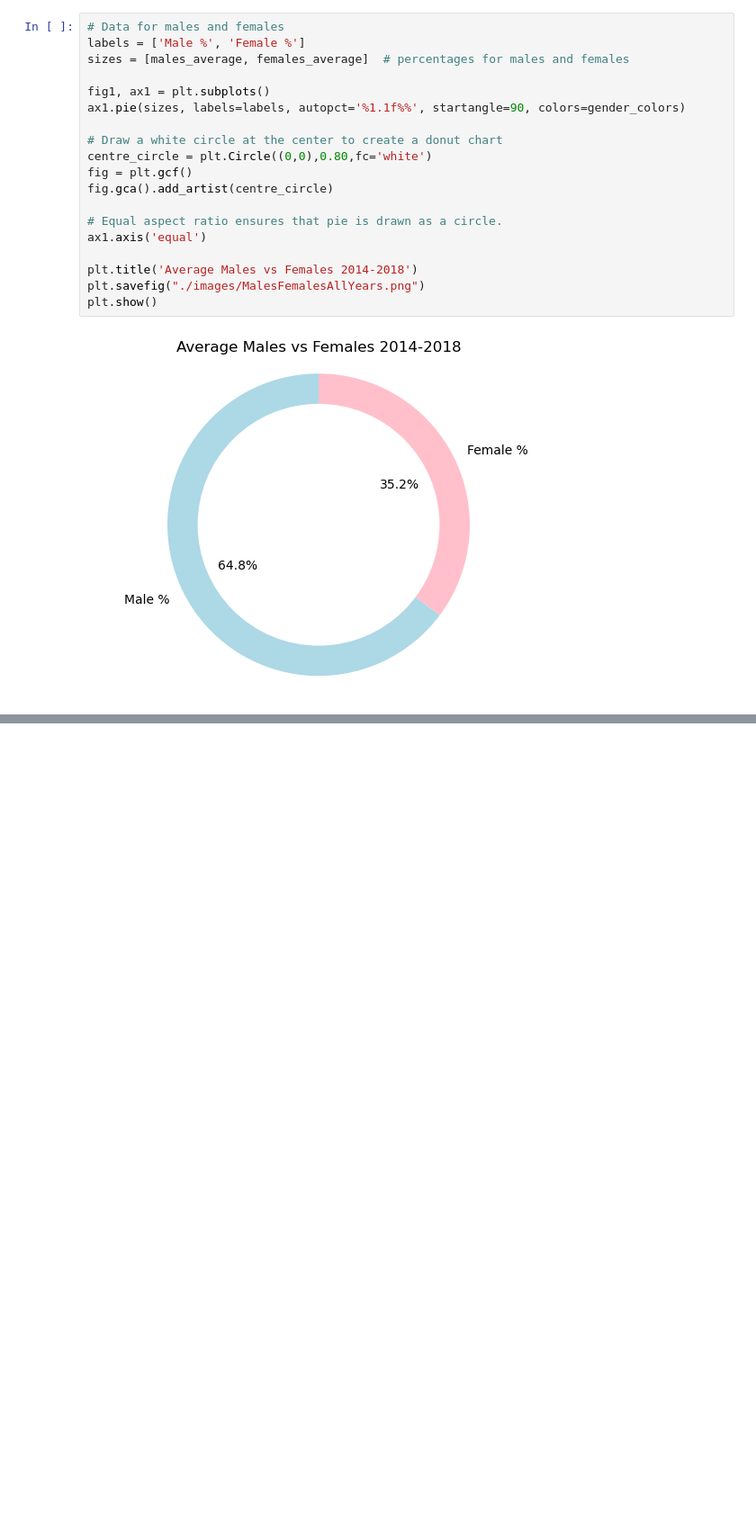
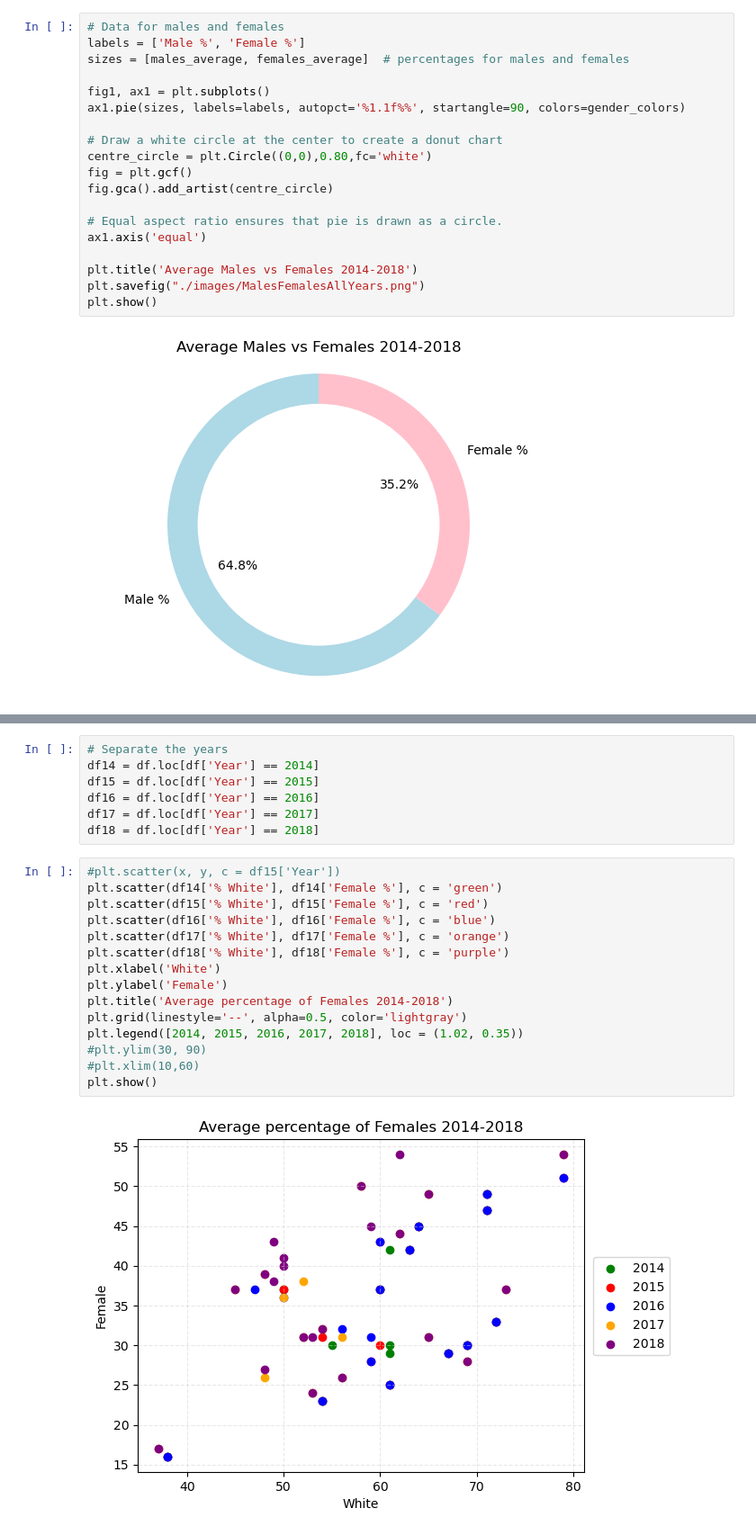
Before and after one commit to AIDecisions/project-1-group-15, a Jupyter notebook: 3-Q2-Gender percentage/gender_percentage.ipynb, the cells around one changed output, grey strips where cells are left out. Shown: that part at 90% size. Drawn from its saved outputs; the diff is of its cells as text; blank space fills up the shorter version.

```diff
--- a/3-Q2-Gender percentage/gender_percentage.ipynb
+++ b/3-Q2-Gender percentage/gender_percentage.ipynb
@@ -233,0 +252,24 @@ plt.show()
+# %%
+# Separate the years
+df14 = df.loc[df['Year'] == 2014]
+df15 = df.loc[df['Year'] == 2015]
+df16 = df.loc[df['Year'] == 2016]
+df17 = df.loc[df['Year'] == 2017]
+df18 = df.loc[df['Year'] == 2018]
+# %%
+#plt.scatter(x, y, c = df15['Year'])
+plt.scatter(df14['% White'], df14['Female %'], c = 'green')
+plt.scatter(df15['% White'], df15['Female %'], c = 'red')
+plt.scatter(df16['% White'], df16['Female %'], c = 'blue')
+plt.scatter(df17['% White'], df17['Female %'], c = 'orange')
+plt.scatter(df18['% White'], df18['Female %'], c = 'purple')
+plt.xlabel('White')
+plt.ylabel('Female')
+plt.title('Average percentage of Females 2014-2018')
+plt.grid(linestyle='--', alpha=0.5, color='lightgray')
+plt.legend([2014, 2015, 2016, 2017, 2018], loc = (1.02, 0.35))
+#plt.ylim(30, 90)
+#plt.xlim(10,60)
+plt.show()
+# %% [output]
+[figure, added]
```
Also changed, not shown: parts of 2 cells of this notebook.
